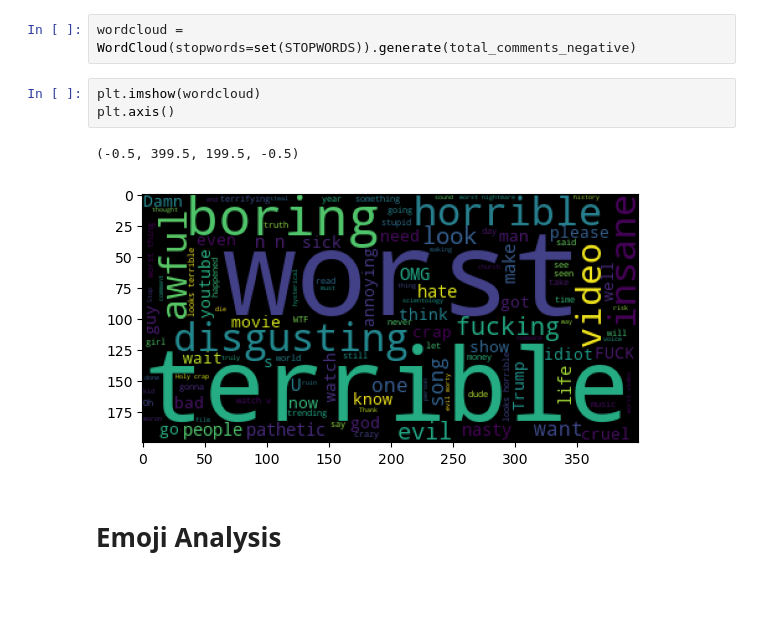
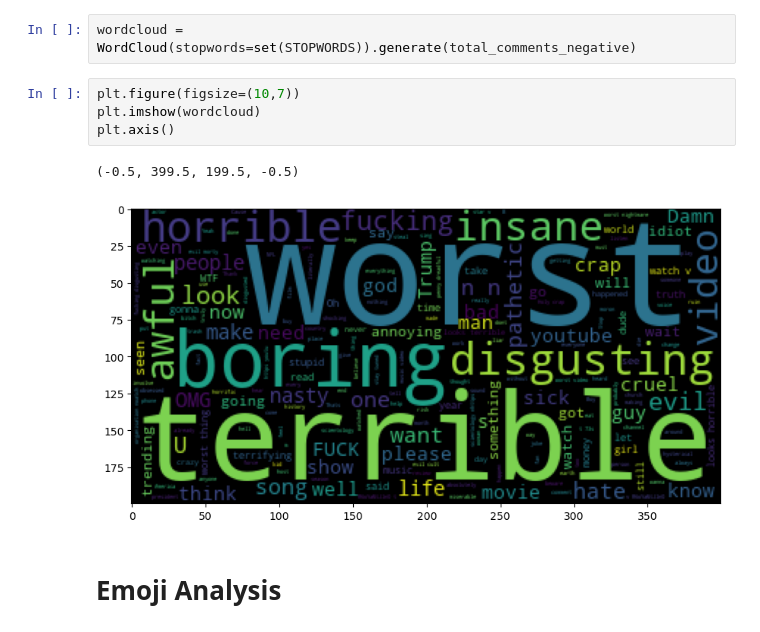
Before and after one commit to Satyam-Arya/Youtube_DataAnalysis, a Jupyter notebook: Youtube_analysis.ipynb, the cells around one changed output. Saved outputs shown, nothing was run; the diff lists cells and outputs as text; blank space fills up the shorter version.

```diff
--- a/Youtube_analysis.ipynb
+++ b/Youtube_analysis.ipynb
@@ -199,11 +191,12 @@ total_comments_negative = ' '.join(comments_negative['comment_text'])
 # %%
 wordcloud = WordCloud(stopwords=set(STOPWORDS)).generate(total_comments_negative)
 # %%
+plt.figure(figsize=(10,7))
 plt.imshow(wordcloud)
 plt.axis()
 # %% [output]
 (-0.5, 399.5, 199.5, -0.5)
-[figure, old version]
+[figure, new version]
 # %% [markdown]
 # Emoji Analysis
 # %%
```
Also changed, not shown: parts of 13 cells of this notebook.
